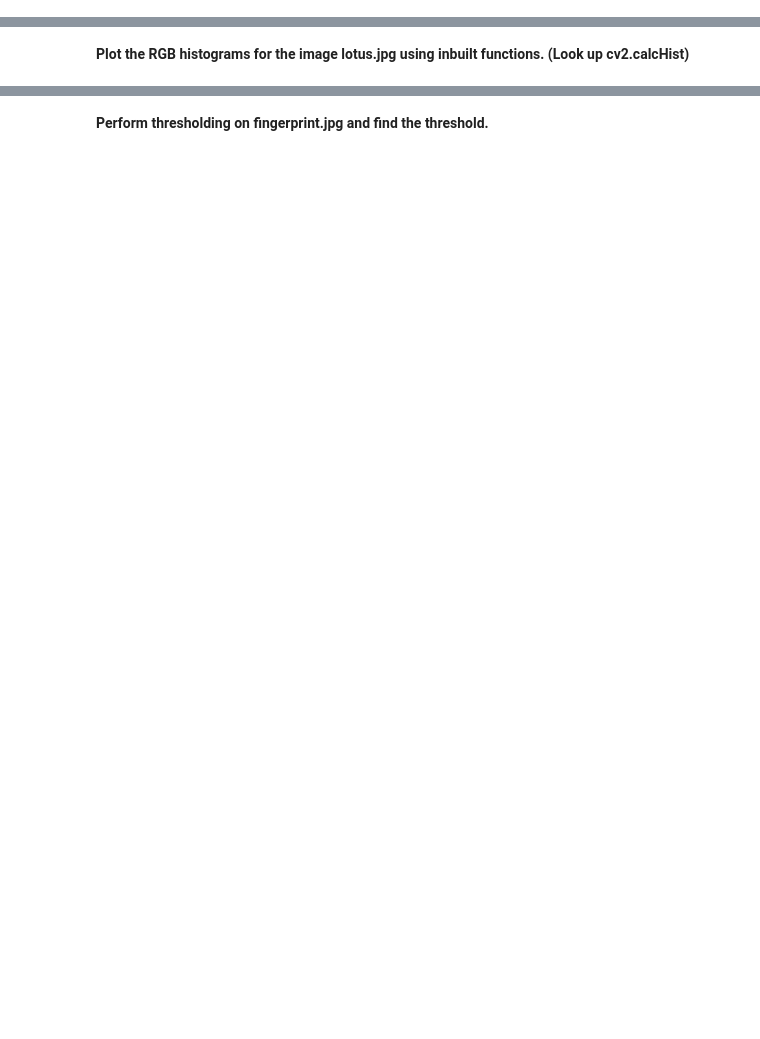
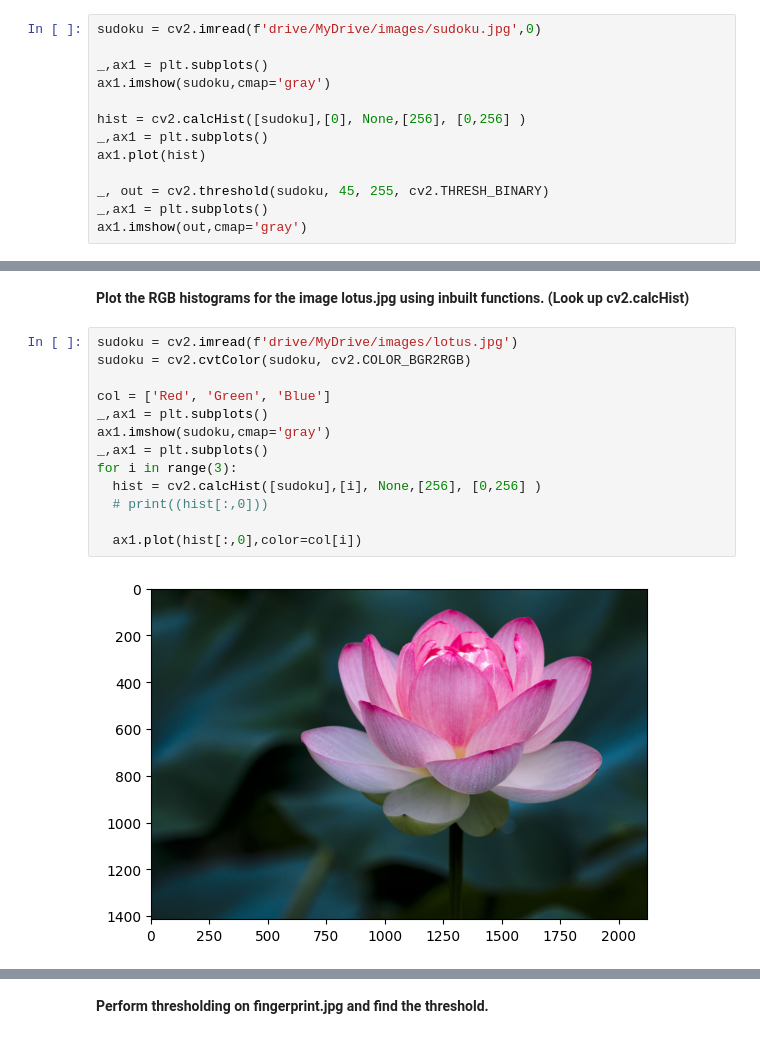
Before and after one commit to Kyrylo-Shyvam/CVIT-Workshop, a Jupyter notebook: Day-1/Session1.ipynb, the cells around one changed output, grey strips where cells are left out. Saved outputs shown, nothing was run; the diff lists cells and outputs as text; blank space fills up the shorter version.

```diff
--- a/Day-1/Session1.ipynb
+++ b/Day-1/Session1.ipynb
@@ -564,2 +591,15 @@ hist = cv.calcHist()
 # %% [markdown]
 **Do a simple thresholding on the image sudoku.jpg, and find an apt threshold for the same using the above method.**
+# %%
+sudoku = cv2.imread(f'drive/MyDrive/images/sudoku.jpg',0)
+
+_,ax1 = plt.subplots()
+ax1.imshow(sudoku,cmap='gray')
+
+hist = cv2.calcHist([sudoku],[0], None,[256], [0,256] )
+_,ax1 = plt.subplots()
+ax1.plot(hist)
+
+_, out = cv2.threshold(sudoku, 45, 255, cv2.THRESH_BINARY)
+_,ax1 = plt.subplots()
+ax1.imshow(out,cmap='gray')
@@ -566,3 +611,18 @@ hist = cv.calcHist()
 # %% [markdown]
 **Plot the RGB histograms for the image lotus.jpg using inbuilt
 functions. (Look up cv2.calcHist)**
+# %%
+sudoku = cv2.imread(f'drive/MyDrive/images/lotus.jpg')
+sudoku = cv2.cvtColor(sudoku, cv2.COLOR_BGR2RGB)
+
+col = ['Red', 'Green', 'Blue']
+_,ax1 = plt.subplots()
+ax1.imshow(sudoku,cmap='gray')
+_,ax1 = plt.subplots()
+for i in range(3):
+  hist = cv2.calcHist([sudoku],[i], None,[256], [0,256] )
+  # print((hist[:,0]))
+
+  ax1.plot(hist[:,0],color=col[i])
+# %% [output]
+[figure, added]
```
Also changed, not shown: parts of 7 cells of this notebook, 1 other file.
